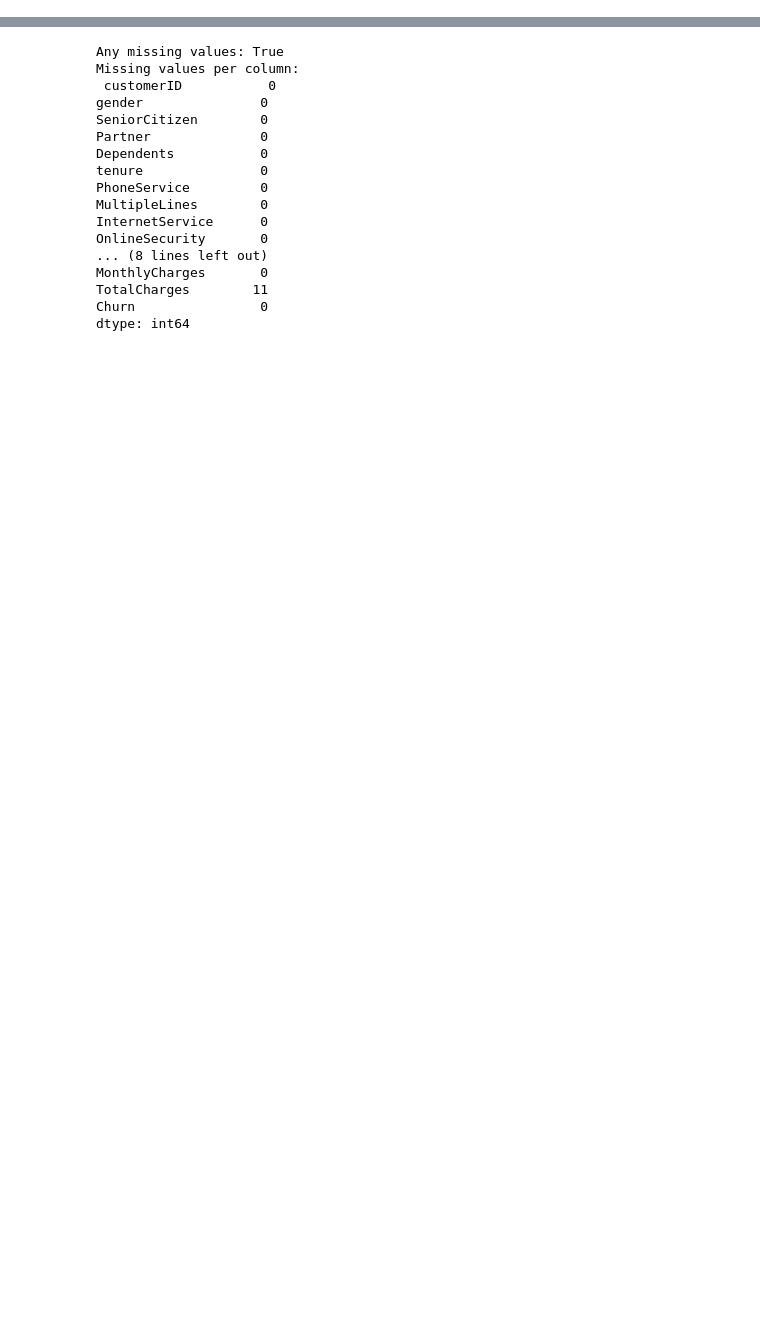
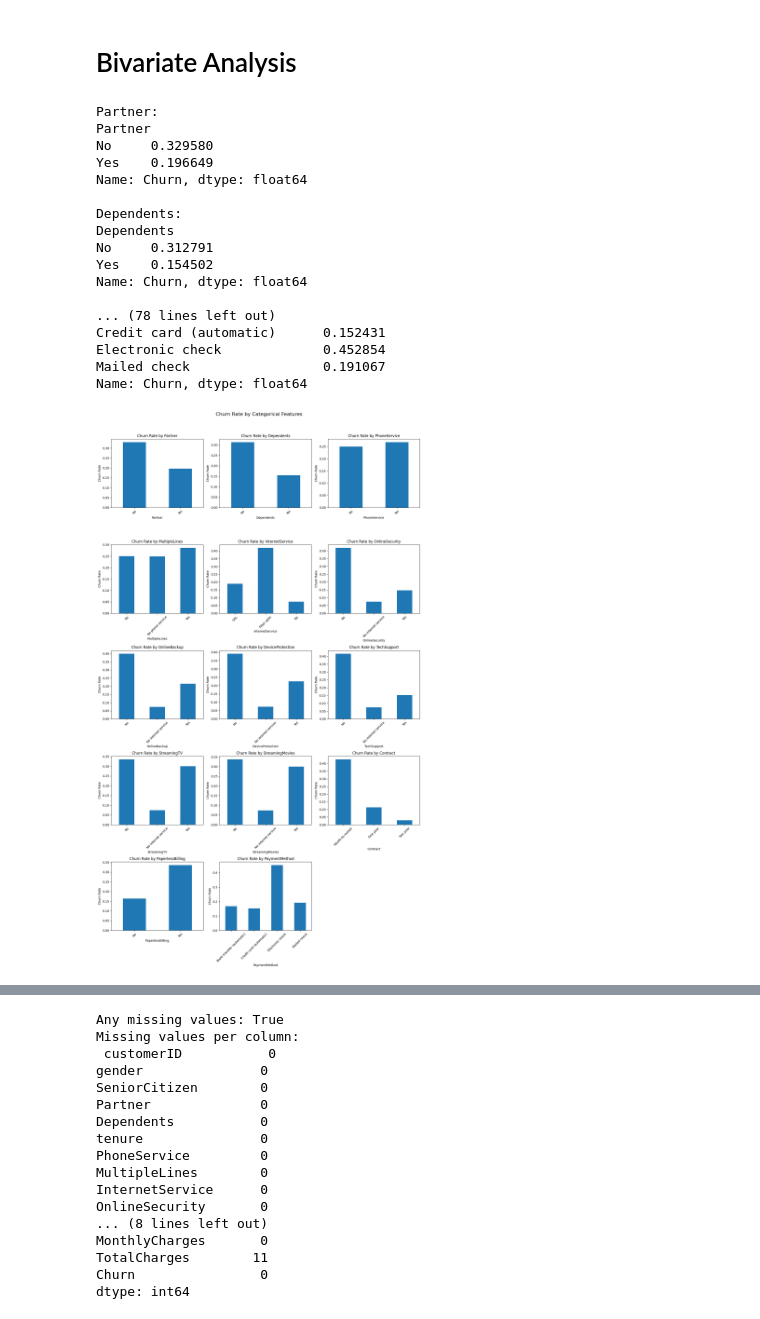
Before and after one commit to ManethNin/Smart-Telco-Churn-Predictor, a Jupyter notebook: EDA/0_handle_missing_vales.ipynb, the cells around one changed output, grey strips where cells are left out. Drawn from its saved outputs; the diff is of its cells as text; code cells hidden in the pictures; blank space fills up the shorter version.

Commit message:
EDA: Bivariate analysis

```diff
--- a/EDA/0_handle_missing_vales.ipynb
+++ b/EDA/0_handle_missing_vales.ipynb
@@ -3,2 +5,65 @@ import pandas as pd
 # %%
 df = pd.read_csv('./raw/hmQOVnDvRN.xls')
+# %% [markdown]
+# Bivariate Analysis
+# %%
+categorical_columns= ['Partner','Dependents','PhoneService', 'MultipleLines', 'InternetService', 'OnlineSecurity', 'OnlineBackup', 'DeviceProtection', 'TechSupport', 'StreamingTV', 'StreamingMovies', 'Contract', 'PaperlessBilling', 'PaymentMethod' ]
+numerical_columns = [ 'tenure', 'MonthlyCharges', 'TotalCharges']
+# %%
+df["TotalCharges"] = pd.to_numeric(df["TotalCharges"], errors="coerce")
+
+
+# calculate churn rate for each categorical column and plot in subplots
+import math
+
+num_cols = len(categorical_columns)
+num_rows = math.ceil(num_cols / 3)  # 3 columns per row
+num_cols_grid = min(3, num_cols)
+
+fig, axes = plt.subplots(num_rows, num_cols_grid, figsize=(15, 5 * num_rows))
+fig.suptitle('Churn Rate by Categorical Features', fontsize=16, y=1.02)
+
+# Flatten axes array for easier indexing
+if num_rows == 1:
+    axes = [axes] if num_cols == 1 else axes
+else:
+    axes = axes.flatten()
+
+for i, col in enumerate(categorical_columns):
+    churn_rates = df.groupby(col)["Churn"].apply(lambda x: (x=="Yes").mean())
+    print(f"{col}:")
+    print(churn_rates)
+    print()
+
+    # Select the appropriate subplot
+    ax = axes[i]
+    churn_rates.plot(kind="bar", ax=ax)
+    ax.set_title(f"Churn Rate by {col}")
+    ax.set_ylabel("Churn Rate")
+    ax.tick_params(axis='x', rotation=45)
+
+# Hide any unused subplots
+for j in range(i + 1, len(axes)):
+    axes[j].set_visible(False)
+
+plt.tight_layout()
+plt.show()
+# %% [output]
+Partner:
+Partner
+No     0.329580
+Yes    0.196649
+Name: Churn, dtype: float64
+
+Dependents:
+Dependents
+No     0.312791
+Yes    0.154502
+Name: Churn, dtype: float64
+
+... (78 lines left out)
+Credit card (automatic)      0.152431
+Electronic check             0.452854
+Mailed check                 0.191067
+Name: Churn, dtype: float64
+[figure, added]
```
Also changed, not shown: parts of 5 cells of this notebook.
